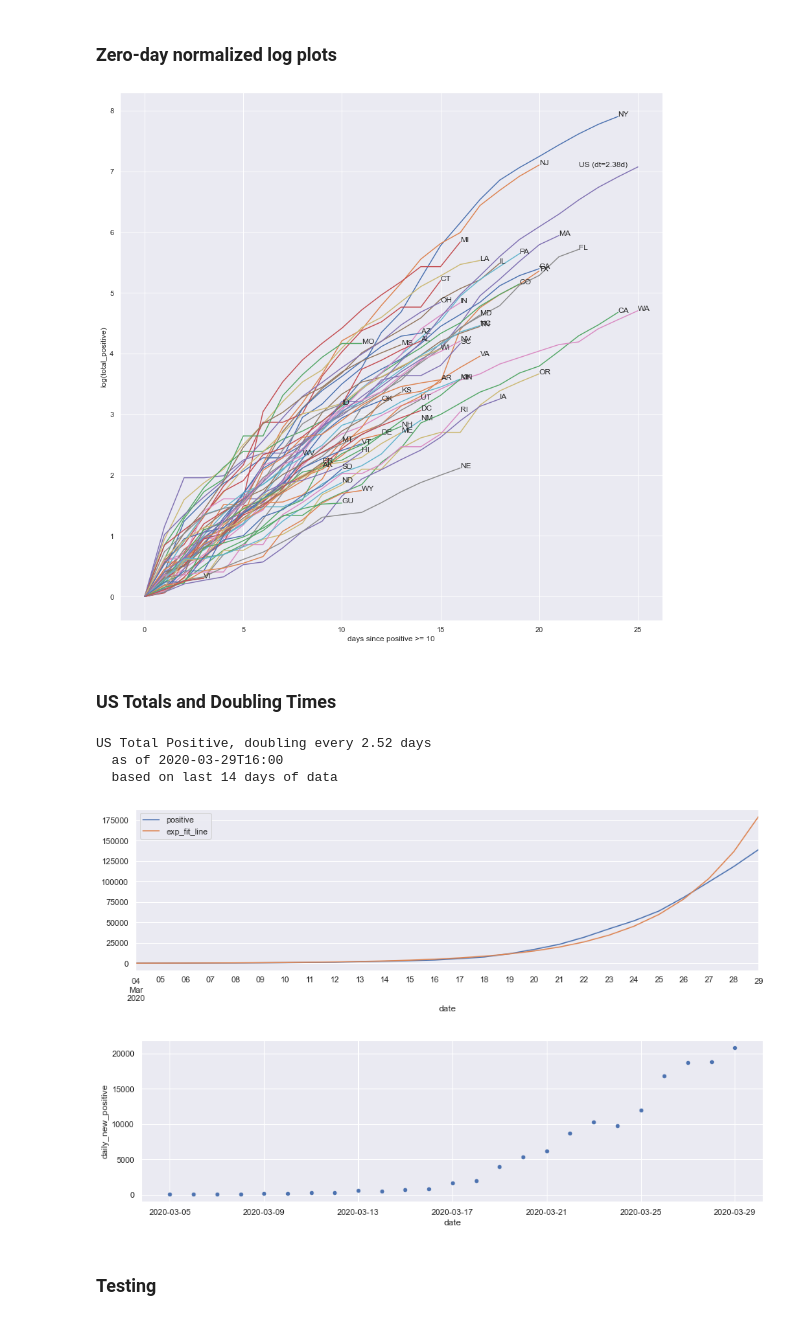
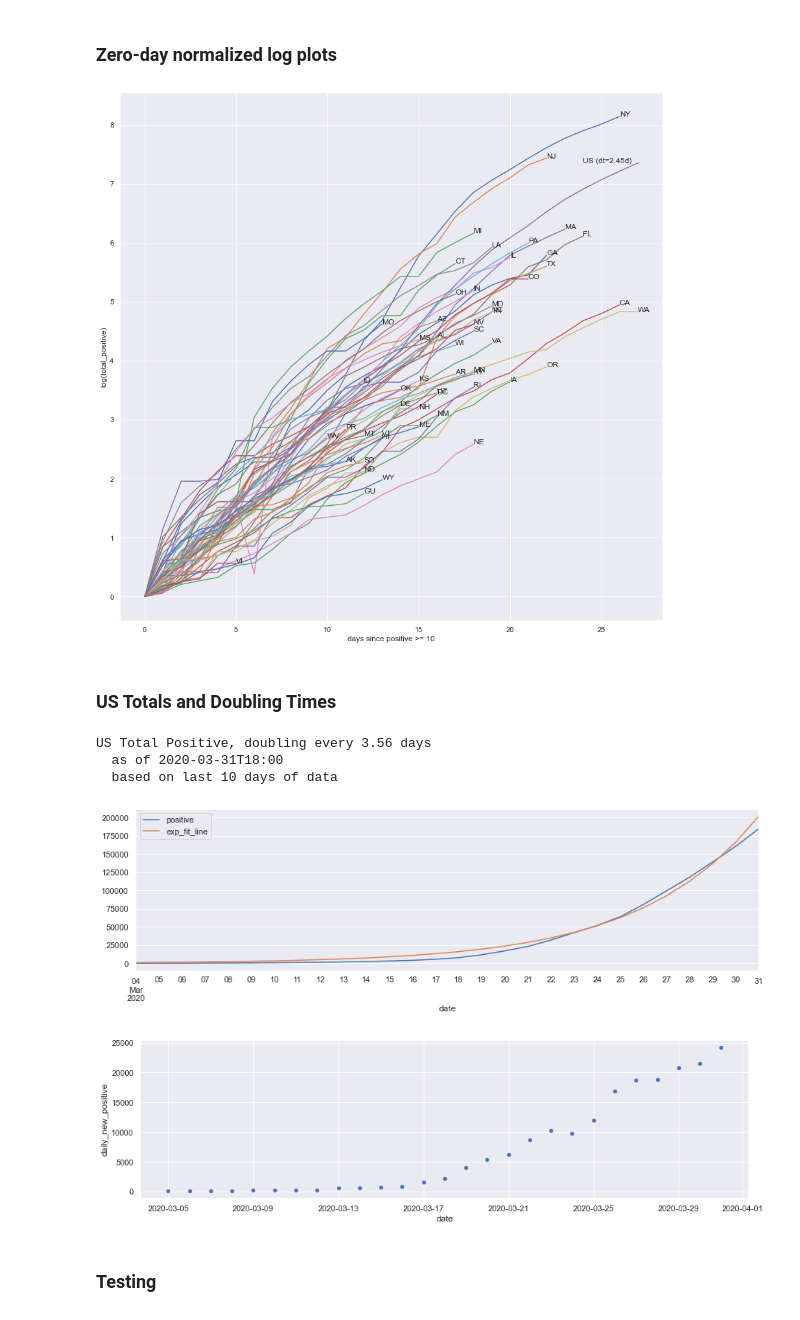
Before and after one commit to DrSkippy/2020covid19, a Jupyter notebook: comparisons.ipynb, the cells around one changed output. Cells and saved outputs as stored; diff of their text form; code cells hidden in the pictures.

Commit message:
Updated test data reporting; updated projection models

```diff
--- a/comparisons.ipynb
+++ b/comparisons.ipynb
@@ -84,38 +89,40 @@ df.head()
 # %%
 # start after day with min_pos or more cases
 min_pos = 10
 last_n_days = None
 
 # image
 plt.figure(figsize=[15,15])
 
+key_value = "days_since_{}".format(min_pos)
+
 # state by state
 for s in states_in_order:
     try:
         dfq, dt, lud = get_state_doubling_df(df, s, zero_aligned=True, min_pos=min_pos, use_last_n_days=last_n_days)
-        plt.plot(dfq["days_since_{}".format(min_pos)].values, dfq.log_positive.values)
-        plt.annotate(s, (dfq["days_since_{}".format(min_pos)].values[-1], dfq.log_positive.values[-1]))
+        plt.plot(dfq[key_value].values, dfq.log_positive.values)
+        plt.annotate(s, (dfq[key_value].values[-1], dfq.log_positive.values[-1]))
     except IndexError:
         pass
 
 # All US image
 try:
     dfq, dt, lud = get_state_doubling_df(df, "*", zero_aligned=True, min_pos=min_pos, use_last_n_days=last_n_days)
-    plt.plot(dfq["days_since_{}".format(min_pos)].values, dfq.log_positive.values)
-    xus = int(.9* dfq["days_since_{}".format(min_pos)].values[-1])
+    plt.plot(dfq[key_value].values, dfq.log_positive.values)
+    xus = int(.9* dfq[key_value].values[-1])
     plt.annotate("US (dt={:1.2f}d)".format(dt), (xus , dfq.log_positive.values[-1]))
 except IndexError:
     pass
 
 plt.xlabel("days since positive >= {}".format(min_pos))
 plt.ylabel("log(total_positive)")
 plt.show()
 # %% [output]
-[figure, old version]
+[figure, new version]
 # %% [markdown]
 ### US Totals and Doubling Times
 # %%
-last_n_days = 14
+last_n_days = 10
 dfa, dt, lud = get_state_doubling_df(df, "*", use_last_n_days=last_n_days)
 lu = str(lud)[:16]
 print("US Total Positive, doubling every {:.3} days\n  as of {}".format(dt, lu))
@@ -124,10 +131,10 @@ dfa.plot(x="date", y=["positive", "exp_fit_line"], figsize=[15,4])
 dfa.plot.scatter(x="date", y="daily_new_positive", figsize=[15,4])
 plt.show()
 # %% [output]
-US Total Positive, doubling every 2.52 days
-  as of 2020-03-29T16:00
-  based on last 14 days of data
+US Total Positive, doubling every 3.56 days
+  as of 2020-03-31T18:00
+  based on last 10 days of data
-[figure, old version]
+[figure, new version]
-[figure, old version]
+[figure, new version]
 # %% [markdown]
 ### Testing
```
Also changed, not shown: parts of 17 cells of this notebook, 4 other files.
